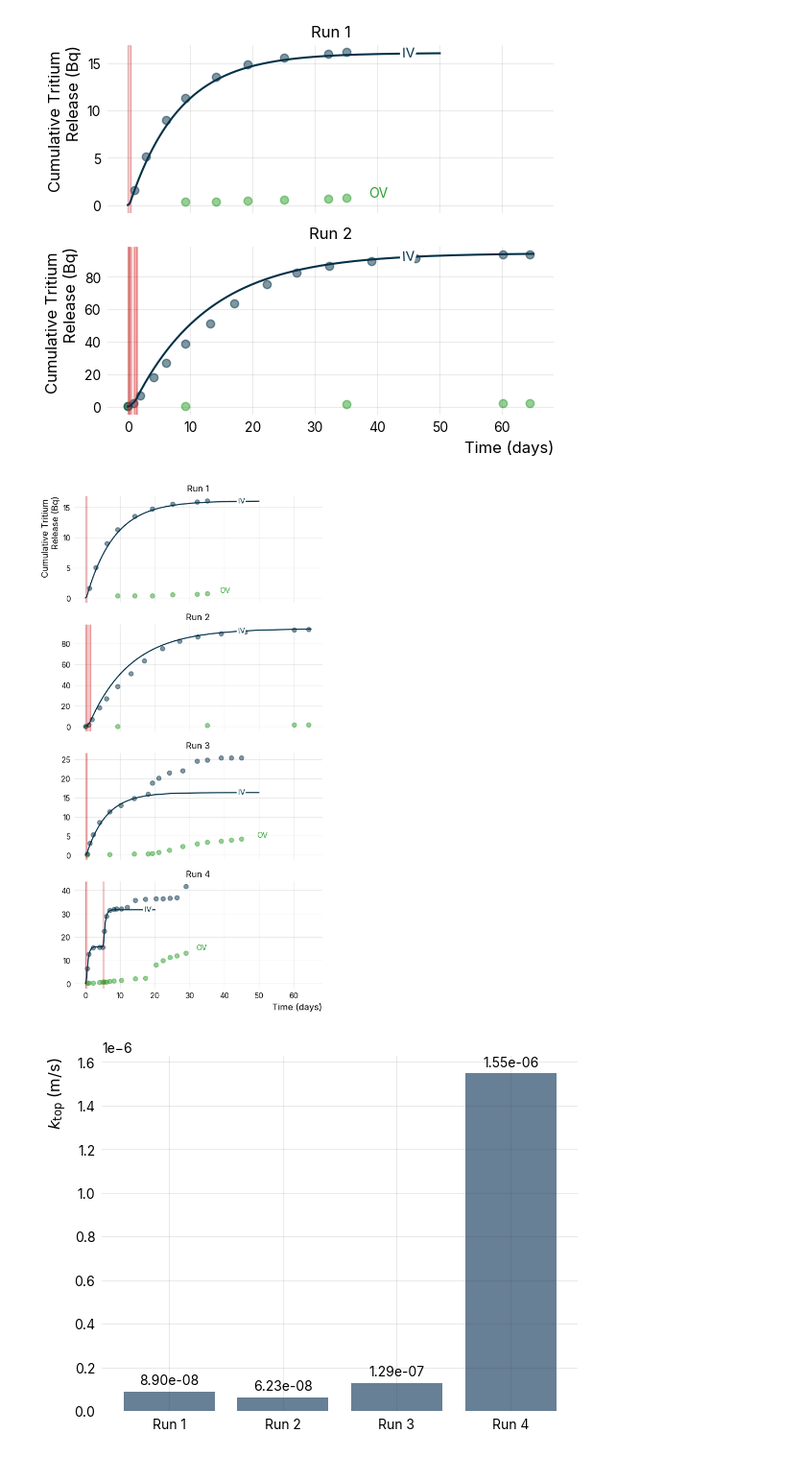
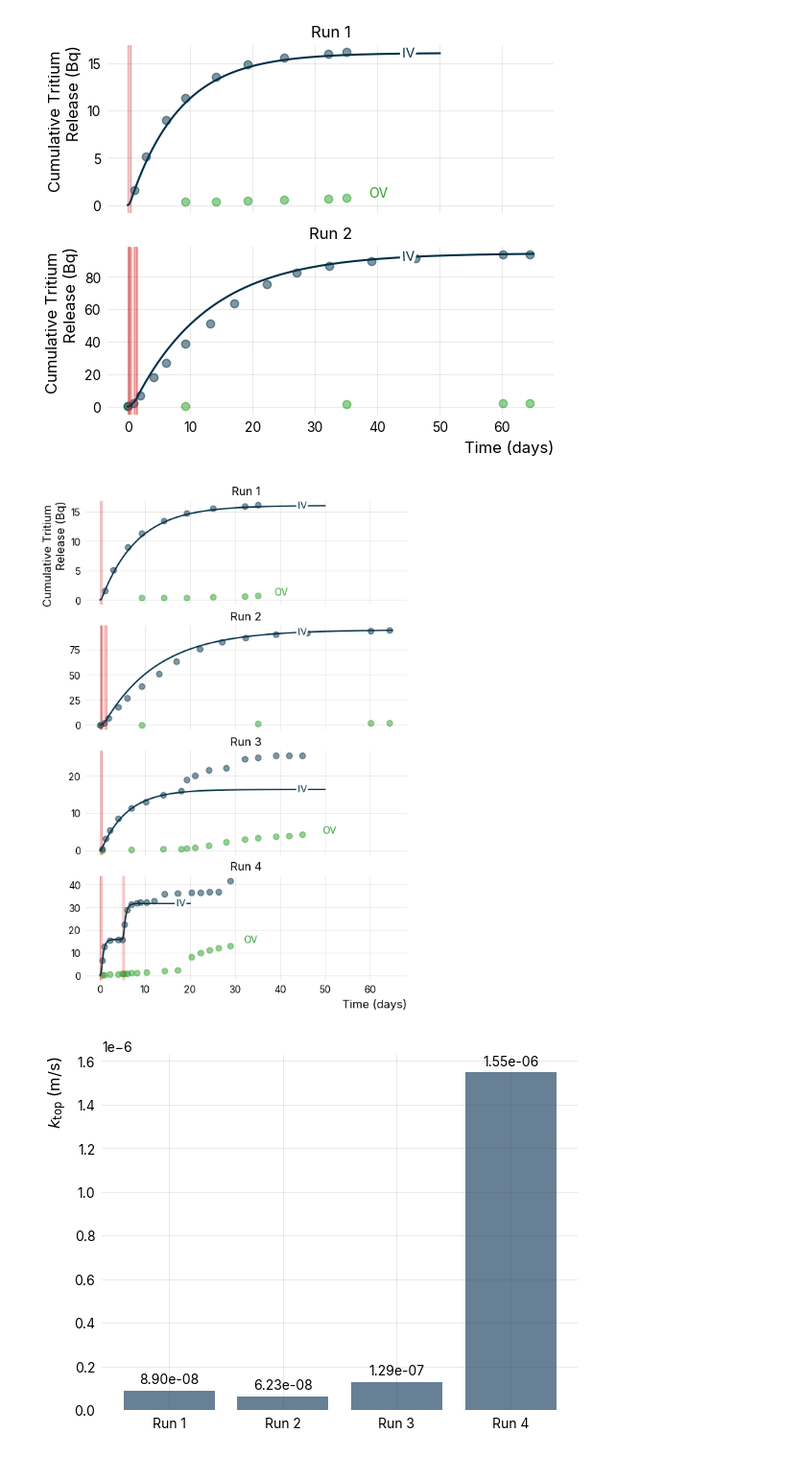
Before and after one commit to LIBRA-project/baby-1l-paper, a Jupyter notebook: main.ipynb, the cells around one changed output. Shown at 96% size. Drawn from its saved outputs; the diff is of its cells as text; code cells hidden in the pictures.

Commit message:
shorter figure + annotations

```diff
--- a/main.ipynb
+++ b/main.ipynb
@@ -614,40 +614,40 @@ plt.show()
 # %% [output]
 [figure]
 # %%
-fig, axs = plt.subplots(4, 1, figsize=(6, 12), sharex=True)
+fig, axs = plt.subplots(4, 1, figsize=(6, 9), sharex=True)
 
 for i, (model_run, data, label) in enumerate(
     zip(
         [model_run_1, model_run_2, model_run_3, model_run_4],
         [data_1l_run_1, data_1l_run_2, data_1l_run_3, data_1l_run_4],
         ["Run 1", "Run 2", "Run 3", "Run 4"],
     )
 ):
     plt.sca(axs[i])
     s = scatter_stream(data, "OV", alpha=0.5, label="OV", color="tab:green")
     (l,) = plot_integrated_top_release(model_run, color="#023047", label="IV")
     scatter_stream(data, "IV", color=l.get_color(), alpha=0.5, label="IV")
     plot_irradiation(model_run, color="tab:red", alpha=0.2)
     axs[i].set_title(label)
     # axs[i].legend()
 
     labelLines([l], zorder=2.5, xvals=[45 * ureg.days])
 
     plt.annotate("OV", xy=(s.get_offsets()[-1] * 1.1), color="tab:green")
 
 
 axs[0].set_ylabel("Cumulative Tritium \n Release (Bq)", fontsize=12)
 
 axs[-1].set_xlabel("Time (days)", fontsize=12)
 
 for ax in axs[1:]:
     ax.set_ylabel(None)
 
 plt.savefig("runs_1_to_4_dynamics.pdf", bbox_inches="tight")
 
 plt.show()
 # %% [output]
-[figure, old version]
+[figure, new version]
 # %%
 k_top_values = []
 for data in [data_1l_run_1, data_1l_run_2, data_1l_run_3, data_1l_run_4]:
```
Also changed, not shown: parts of 4 cells of this notebook.
